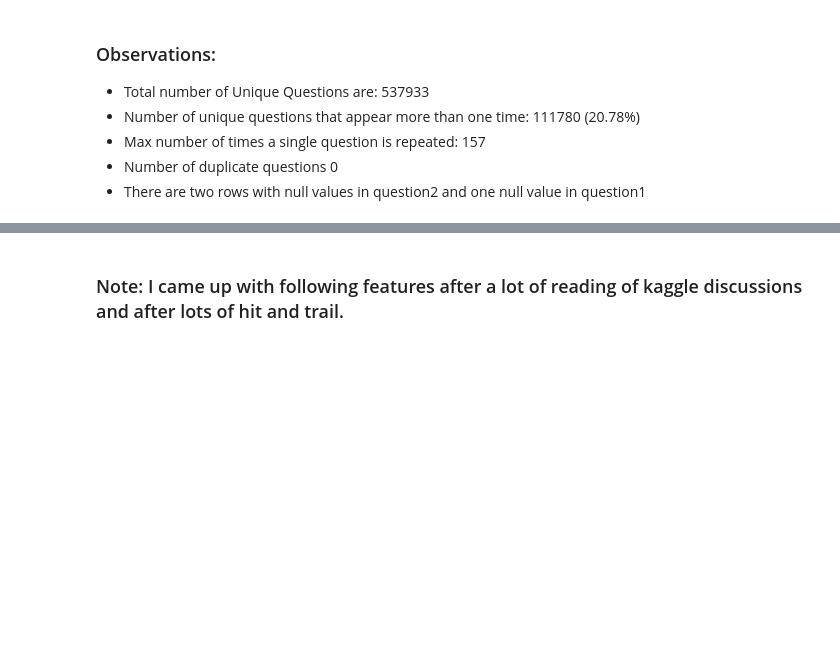
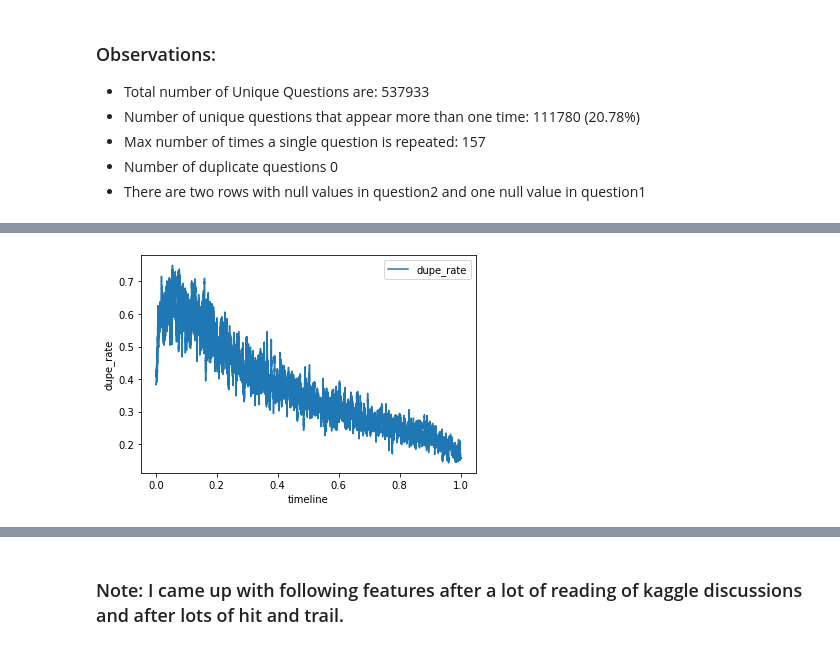
Before and after one commit to sistaseetaram/QuoraQuestionPairSimilarity, a Jupyter notebook: EDA_ON_QQPS.ipynb, the cells around one changed output, grey strips where cells are left out. Drawn from its saved outputs; the diff is of its cells as text; code cells hidden in the pictures; blank space fills up the shorter version.

```diff
--- a/EDA_ON_QQPS.ipynb
+++ b/EDA_ON_QQPS.ipynb
@@ -193,0 +210,6 @@ display(Markdown('''### Observations:
+# %%
+df.plot(x="timeline", y="dupe_rate", kind="line")
+plt.ylabel("dupe_rate")
+plt.show()
+# %% [output]
+[figure, added]
```
Also changed, not shown: parts of 35 cells of this notebook.
